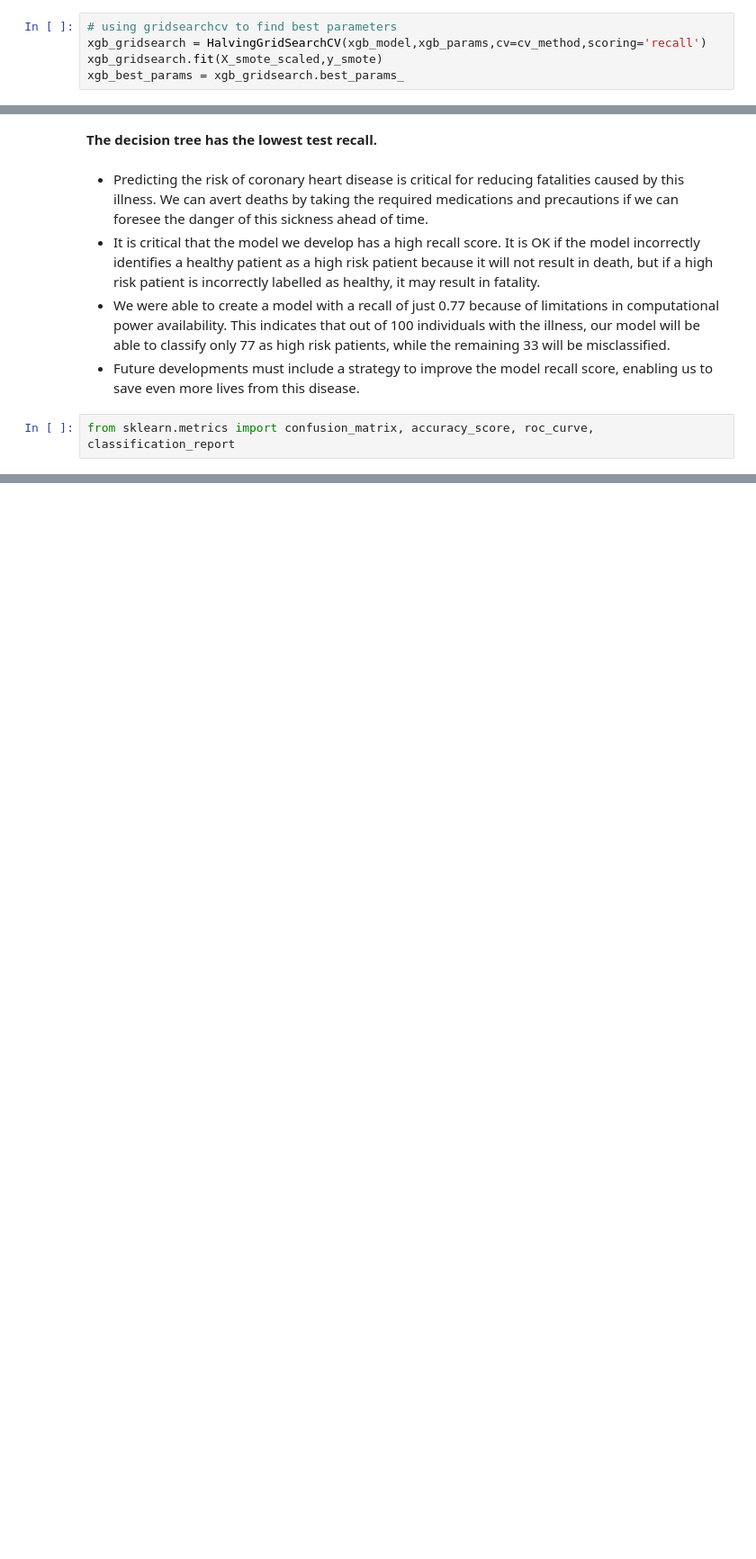
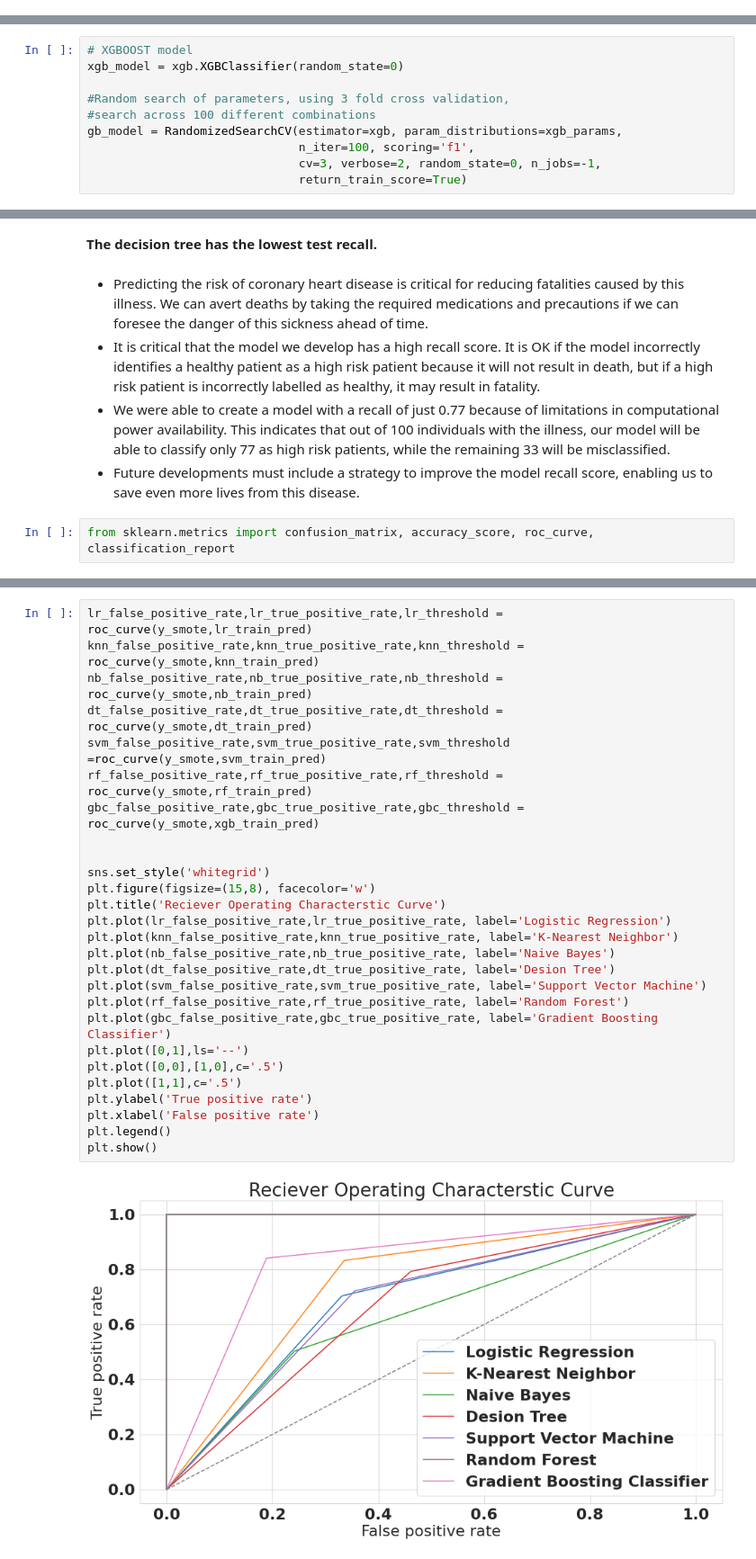
Before and after one commit to Mayank0195/Capstone_Project_ML_Classification, a Jupyter notebook: Cardiovascular_Risk_Prediction_Capstone_Project.ipynb, the cells around one changed output, grey strips where cells are left out. Shown at 90% size. Cells and saved outputs as stored; diff of their text form; blank space fills up the shorter version.

```diff
--- a/Cardiovascular_Risk_Prediction_Capstone_Project.ipynb
+++ b/Cardiovascular_Risk_Prediction_Capstone_Project.ipynb
@@ -1946,5 +2000,0 @@ print(xgb_params)
-# %%
-# using gridsearchcv to find best parameters
-xgb_gridsearch = HalvingGridSearchCV(xgb_model,xgb_params,cv=cv_method,scoring='recall')
-xgb_gridsearch.fit(X_smote_scaled,y_smote)
-xgb_best_params = xgb_gridsearch.best_params_
@@ -1961,3 +2001,13 @@ xgb_model = xgb.XGBClassifier(n_estimators=xgb_best_params['n_estimators'],
+# %%
+# XGBOOST model
+xgb_model = xgb.XGBClassifier(random_state=0)
+
+#Random search of parameters, using 3 fold cross validation,
+#search across 100 different combinations
+gb_model = RandomizedSearchCV(estimator=xgb, param_distributions=xgb_params,
+                              n_iter=100, scoring='f1',
+                              cv=3, verbose=2, random_state=0, n_jobs=-1,
+                              return_train_score=True)
 # %%
 # fit
 xgb_model.fit(X_smote_scaled,y_smote)
@@ -2093,0 +2166,29 @@ shap_values = explainer.shap_values(X_test)
+# %%
+lr_false_positive_rate,lr_true_positive_rate,lr_threshold = roc_curve(y_smote,lr_train_pred)
+knn_false_positive_rate,knn_true_positive_rate,knn_threshold = roc_curve(y_smote,knn_train_pred)
+nb_false_positive_rate,nb_true_positive_rate,nb_threshold = roc_curve(y_smote,nb_train_pred)
+dt_false_positive_rate,dt_true_positive_rate,dt_threshold = roc_curve(y_smote,dt_train_pred)
+svm_false_positive_rate,svm_true_positive_rate,svm_threshold =roc_curve(y_smote,svm_train_pred)
+rf_false_positive_rate,rf_true_positive_rate,rf_threshold = roc_curve(y_smote,rf_train_pred)
+gbc_false_positive_rate,gbc_true_positive_rate,gbc_threshold = roc_curve(y_smote,xgb_train_pred)
+
+
+sns.set_style('whitegrid')
+plt.figure(figsize=(15,8), facecolor='w')
+plt.title('Reciever Operating Characterstic Curve')
+plt.plot(lr_false_positive_rate,lr_true_positive_rate, label='Logistic Regression')
+plt.plot(knn_false_positive_rate,knn_true_positive_rate, label='K-Nearest Neighbor')
+plt.plot(nb_false_positive_rate,nb_true_positive_rate, label='Naive Bayes')
+plt.plot(dt_false_positive_rate,dt_true_positive_rate, label='Desion Tree')
+plt.plot(svm_false_positive_rate,svm_true_positive_rate, label='Support Vector Machine')
+plt.plot(rf_false_positive_rate,rf_true_positive_rate, label='Random Forest')
+plt.plot(gbc_false_positive_rate,gbc_true_positive_rate, label='Gradient Boosting Classifier')
+plt.plot([0,1],ls='--')
+plt.plot([0,0],[1,0],c='.5')
+plt.plot([1,1],c='.5')
+plt.ylabel('True positive rate')
+plt.xlabel('False positive rate')
+plt.legend()
+plt.show()
+# %% [output]
+[figure, added]
```
Also changed, not shown: parts of 78 cells of this notebook.
